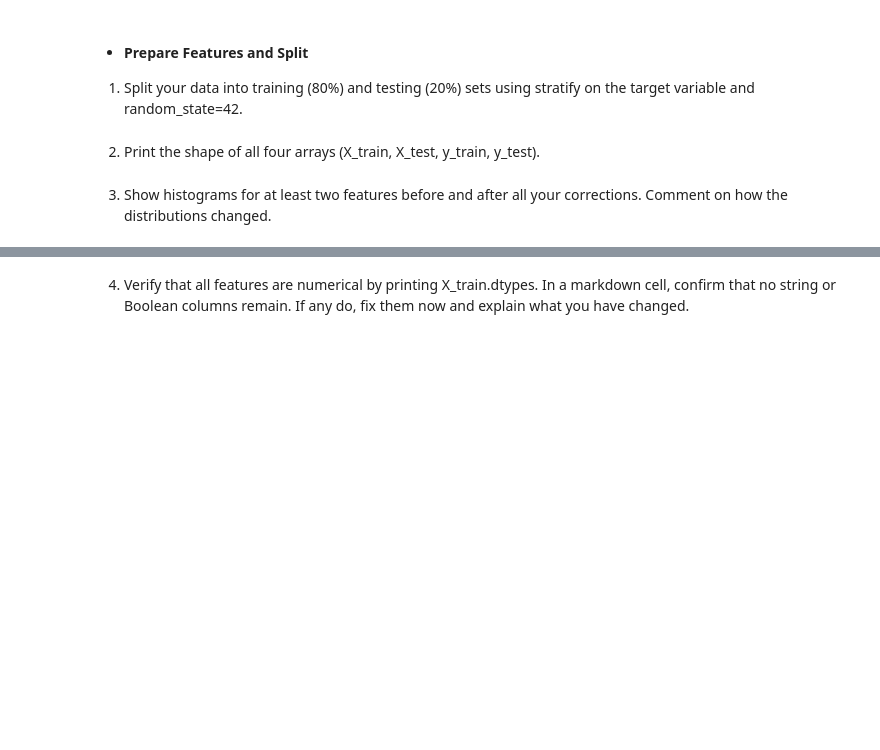
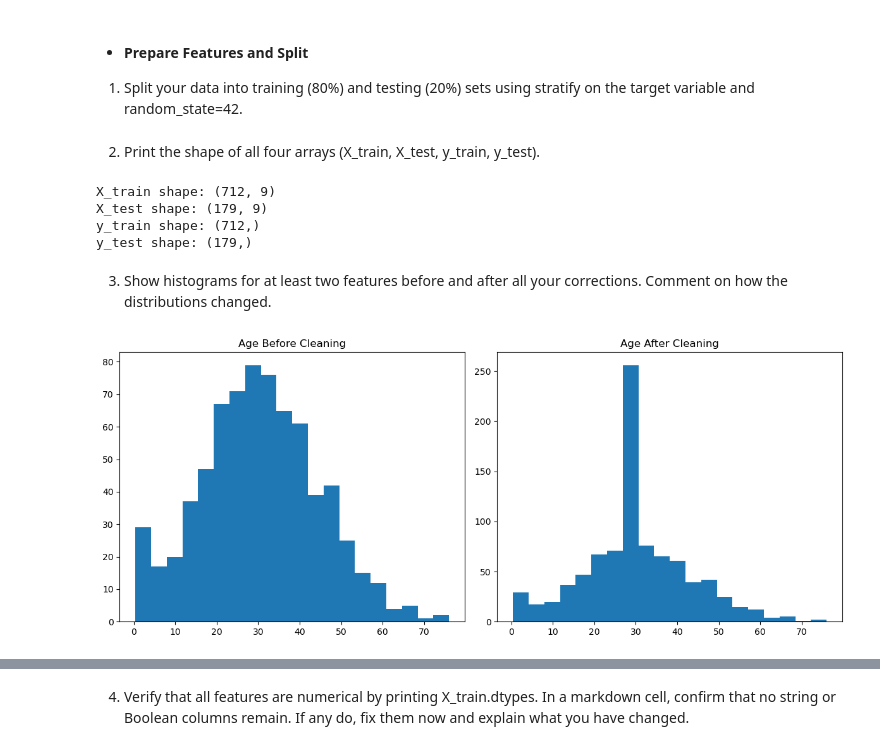
Before and after one commit to clee80/CS372_DT_Group2, a Jupyter notebook: DT_template.ipynb, the cells around one changed output, grey strips where cells are left out. Cells and saved outputs as stored; diff of their text form; code cells hidden in the pictures; blank space fills up the shorter version.

```diff
--- a/DT_template.ipynb
+++ b/DT_template.ipynb
@@ -52,5 +245,33 @@ target variable and random_state=42.
 # %% [markdown]
 2. Print the shape of all four arrays (X_train, X_test, y_train, y_test).
+# %%
+print("X_train shape:", X_train.shape)
+print("X_test shape:", X_test.shape)
+print("y_train shape:", y_train.shape)
+print("y_test shape:", y_test.shape)
+# %% [output]
+X_train shape: (712, 9)
+X_test shape: (179, 9)
+y_train shape: (712,)
+y_test shape: (179,)
 # %% [markdown]
 3. Show histograms for at least two features before and after all your corrections.
 Comment on how the distributions changed.
+# %%
+# Reload original data for comparison
+raw_df = pd.read_excel("titanic.xlsx")
+
+fig, axes = plt.subplots(1, 2, figsize=(12, 5))
+
+# Age before cleaning
+axes[0].hist(raw_df["Age"].dropna(), bins=20)
+axes[0].set_title("Age Before Cleaning")
+
+# Age after cleaning
+axes[1].hist(df["Age"], bins=20)
+axes[1].set_title("Age After Cleaning")
+
+plt.tight_layout()
+plt.show()
+# %% [output]
+[figure, added]
```
Also changed, not shown: parts of 16 cells of this notebook, 1 other file.
